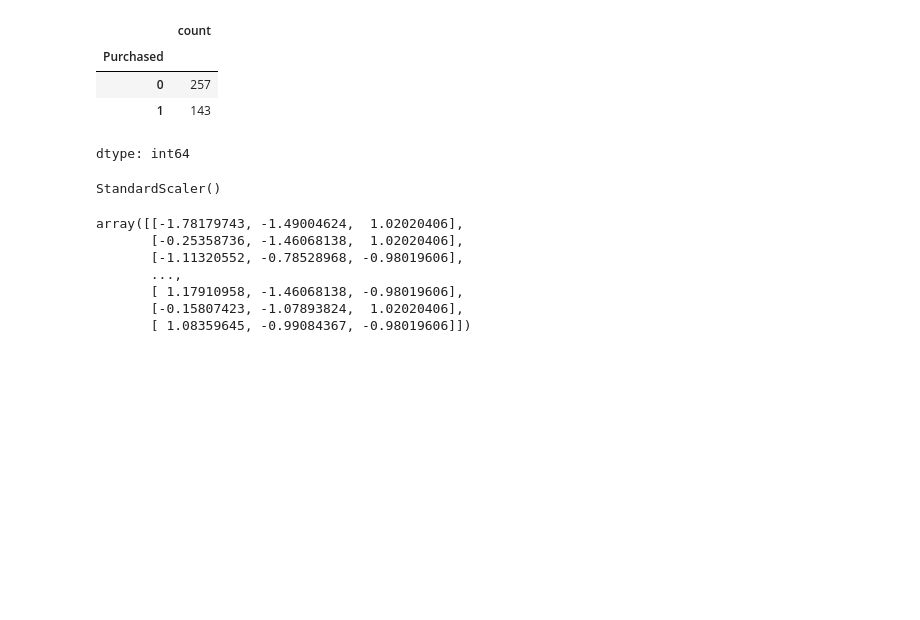
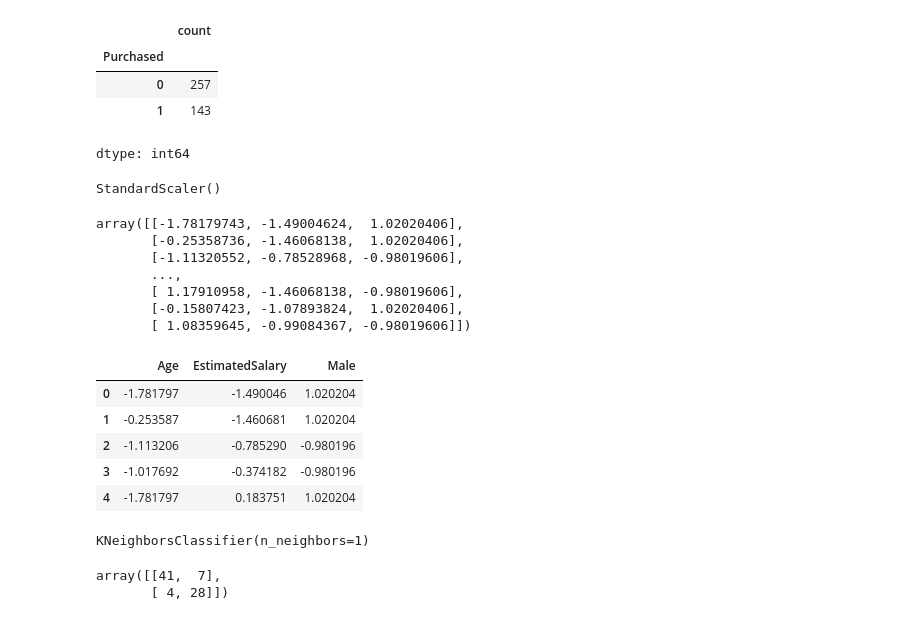
Before and after one commit to Tolegithub7/ml_labs, a Jupyter notebook: KNN.ipynb, the cells around one changed output. Saved outputs shown, nothing was run; the diff lists cells and outputs as text; code cells hidden in the pictures; blank space fills up the shorter version.

```diff
--- a/KNN.ipynb
+++ b/KNN.ipynb
@@ -65,3 +65,13 @@ array([[-1.78179743, -1.49004624,  1.02020406],
        [ 1.17910958, -1.46068138, -0.98019606],
        [-0.15807423, -1.07893824,  1.02020406],
        [ 1.08359645, -0.99084367, -0.98019606]])
+# %%
+df_feat = pd.DataFrame(scaled_features,columns=X.columns)
+df_feat.head()
+# %% [output]
+|  | Age | EstimatedSalary | Male |
+| 0 | -1.781797 | -1.490046 | 1.020204 |
+| 1 | -0.253587 | -1.460681 | 1.020204 |
+| 2 | -1.113206 | -0.785290 | -0.980196 |
+| 3 | -1.017692 | -0.374182 | -0.980196 |
+| 4 | -1.781797 | 0.183751 | 1.020204 |
@@ -67,0 +81,6 @@ array([[-1.78179743, -1.49004624,  1.02020406],
+# %%
+from sklearn.neighbors import KNeighborsClassifier
+knn = KNeighborsClassifier(n_neighbors=1)
+knn.fit(X_train,y_train)
+# %% [output]
+KNeighborsClassifier(n_neighbors=1)
@@ -67,0 +89,6 @@ array([[-1.78179743, -1.49004624,  1.02020406],
+# %%
+from sklearn.metrics import classification_report,confusion_matrix
+confusion_matrix(y_test,pred)
+# %% [output]
+array([[41,  7],
+       [ 4, 28]])
```
Also changed, not shown: parts of 3 cells of this notebook.
